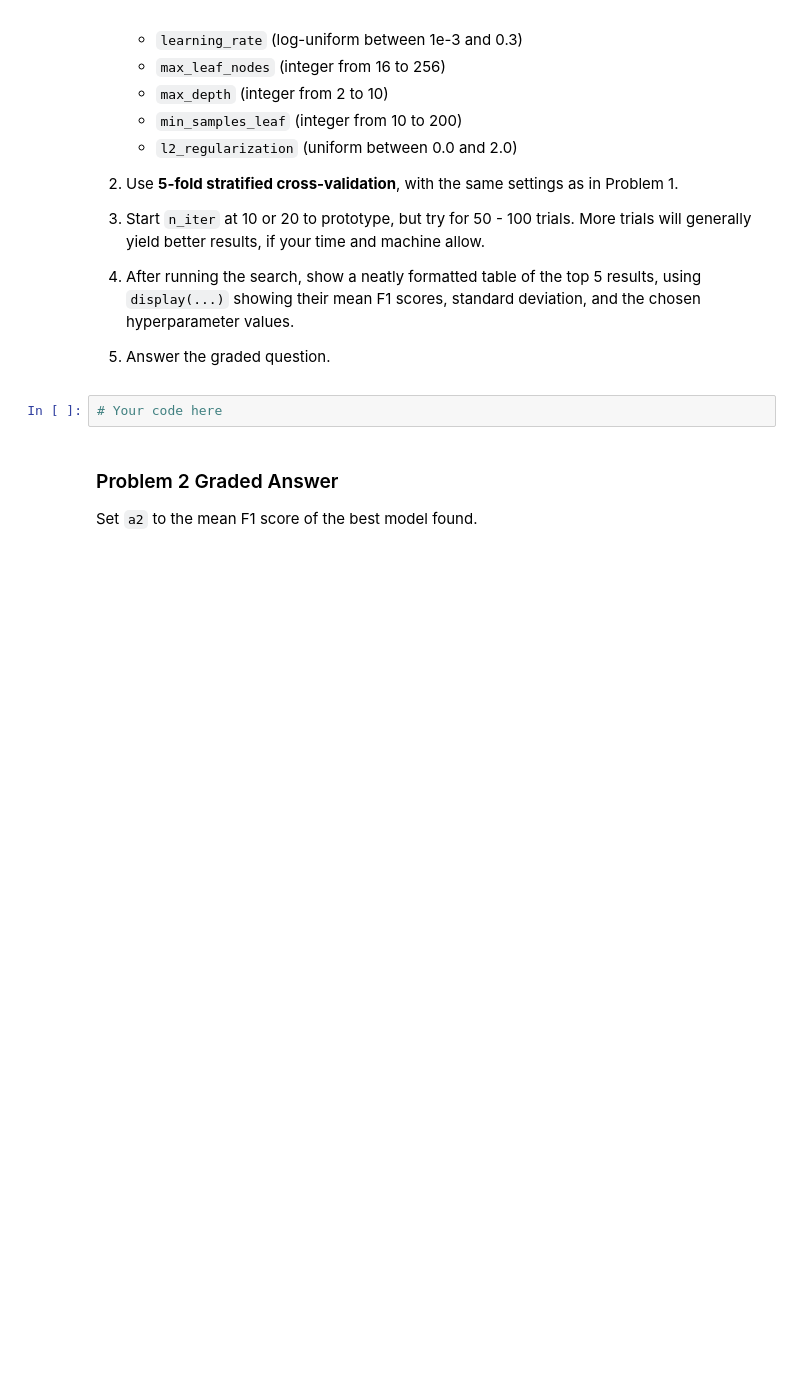
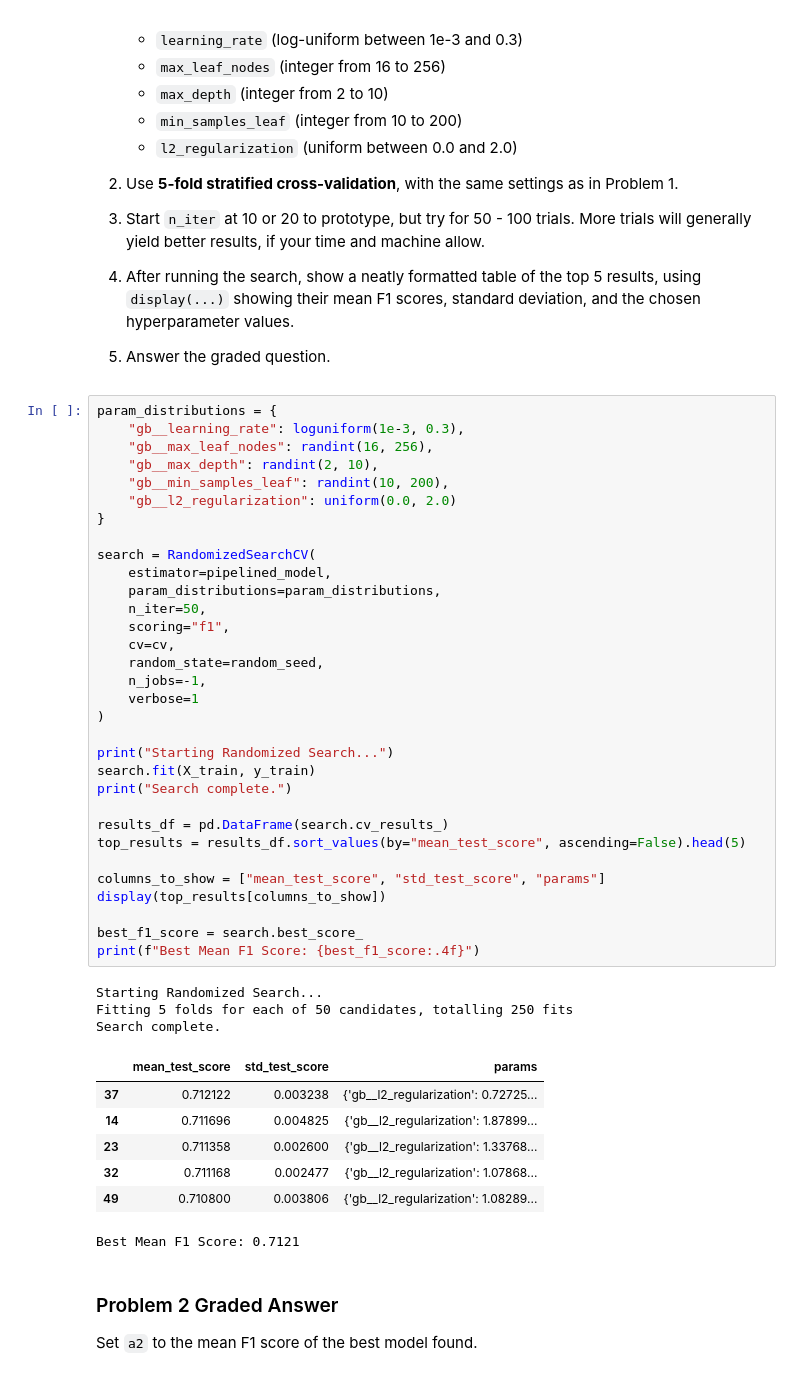
Before and after one commit to aqds-hub/Learning, a Jupyter notebook: Homework_08.ipynb, the cells around one changed output. Cells and saved outputs as stored; diff of their text form; blank space fills up the shorter version.

```diff
--- a/Homework_08.ipynb
+++ b/Homework_08.ipynb
@@ -311,8 +352,49 @@ The F1 score is our main metric because it balances precision and recall on an i
 3. Start `n_iter` at 10 or 20 to prototype, but try for 50 - 100 trials. More trials will generally yield better results, if your time and machine allow.
 4. After running the search, show a neatly formatted table of the top 5 results, using `display(...)` showing their mean F1 scores, standard deviation, and the chosen hyperparameter values.
 5. Answer the graded question.
-# %%
-# Your code here
+# %%
+param_distributions = {
+    "gb__learning_rate": loguniform(1e-3, 0.3),
+    "gb__max_leaf_nodes": randint(16, 256),
+    "gb__max_depth": randint(2, 10),
+    "gb__min_samples_leaf": randint(10, 200),
+    "gb__l2_regularization": uniform(0.0, 2.0)
+}
+
+search = RandomizedSearchCV(
+    estimator=pipelined_model,
+    param_distributions=param_distributions,
+    n_iter=50,
+    scoring="f1",
+    cv=cv,
+    random_state=random_seed,
+    n_jobs=-1,
+    verbose=1
+)
+
+print("Starting Randomized Search...")
+search.fit(X_train, y_train)
+print("Search complete.")
+
+results_df = pd.DataFrame(search.cv_results_)
+top_results = results_df.sort_values(by="mean_test_score", ascending=False).head(5)
+
+columns_to_show = ["mean_test_score", "std_test_score", "params"]
+display(top_results[columns_to_show])
+
+best_f1_score = search.best_score_
+print(f"Best Mean F1 Score: {best_f1_score:.4f}")
+# %% [output]
+Starting Randomized Search...
+Fitting 5 folds for each of 50 candidates, totalling 250 fits
+Search complete.
+|  | mean_test_score | std_test_score | params |
+| 37 | 0.712122 | 0.003238 | {'gb__l2_regularization': 0.72725... |
+| 14 | 0.711696 | 0.004825 | {'gb__l2_regularization': 1.87899... |
+| 23 | 0.711358 | 0.002600 | {'gb__l2_regularization': 1.33768... |
+| 32 | 0.711168 | 0.002477 | {'gb__l2_regularization': 1.07868... |
+| 49 | 0.710800 | 0.003806 | {'gb__l2_regularization': 1.08289... |
+Best Mean F1 Score: 0.7121
 # %% [markdown]
 ### Problem 2 Graded Answer
 
```
Also changed, not shown: parts of 23 cells of this notebook.
